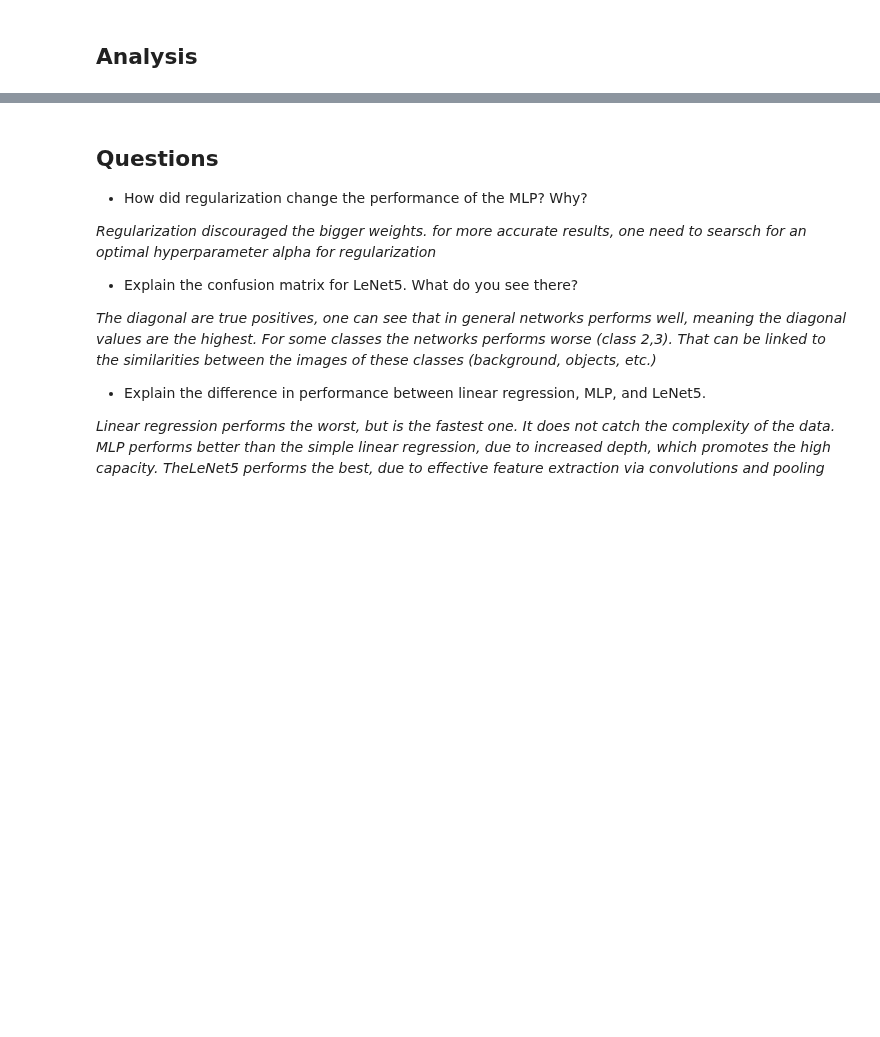
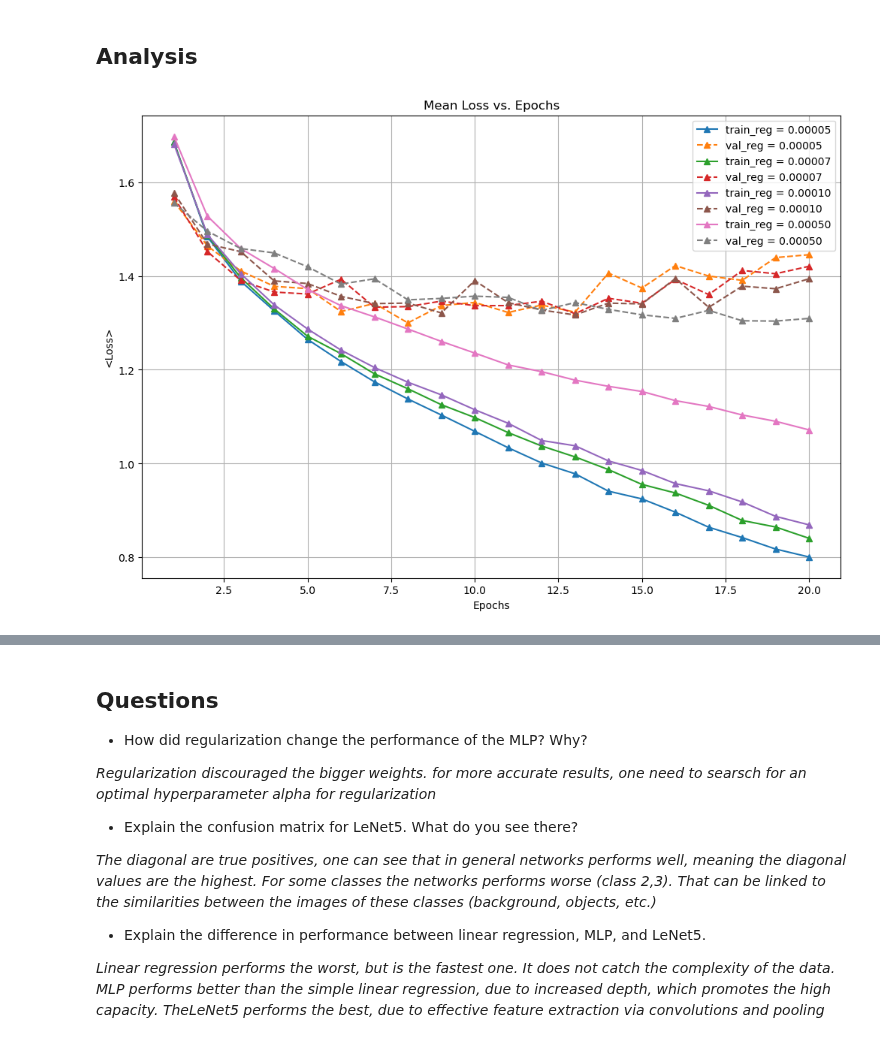
Before and after one commit to josh-wilkinson/MachineLearningExercises, a Jupyter notebook: Practical03/3_NAME1_NAME2_NAME3.ipynb, the cells around one changed output, grey strips where cells are left out. Cells and saved outputs as stored; diff of their text form; code cells hidden in the pictures; blank space fills up the shorter version.

```diff
--- a/Practical03/3_NAME1_NAME2_NAME3.ipynb
+++ b/Practical03/3_NAME1_NAME2_NAME3.ipynb
@@ -545,6 +560,21 @@ train_loss_LN5, val_loss_LN5, train_ac_LN5, val_ac_LN5 = run_training(model_LN5,
 [interactive output not drawn]
 # %% [markdown]
 ## Analysis
+# %%
+plt.figure(figsize = (12, 8))
+
+for i in range(len(regs)):
+    plt.plot(range(1, num_epochs + 1), train_loss_MLPL2[i], marker = "^", label = "train_reg = %.5f" %(regs[i]))
+    plt.plot(range(1, num_epochs + 1), val_loss_MLPL2[i], marker = "^", label = "val_reg = %.5f" %(regs[i]), linestyle = "--")
+
+plt.xlabel("Epochs")
+plt.ylabel(r"<Loss>")
+plt.title("Mean Loss vs. Epochs")
+plt.legend()
+plt.grid()
+plt.show()
+# %% [output]
+[figure, added]
 # %%
 ## TODO: Plot both train and val losses for all models.
 ## What do you see?
```
Also changed, not shown: parts of 6 cells of this notebook.
